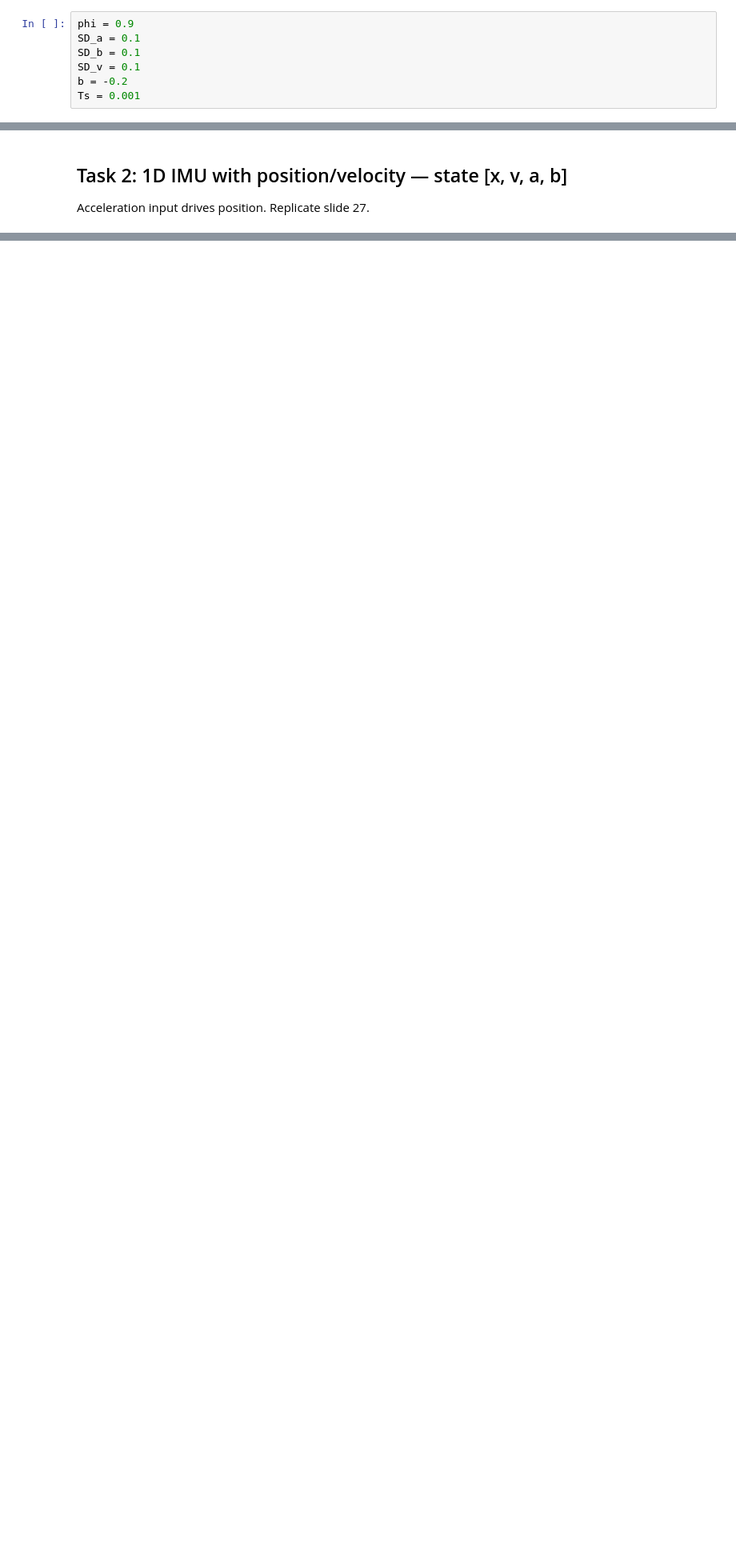
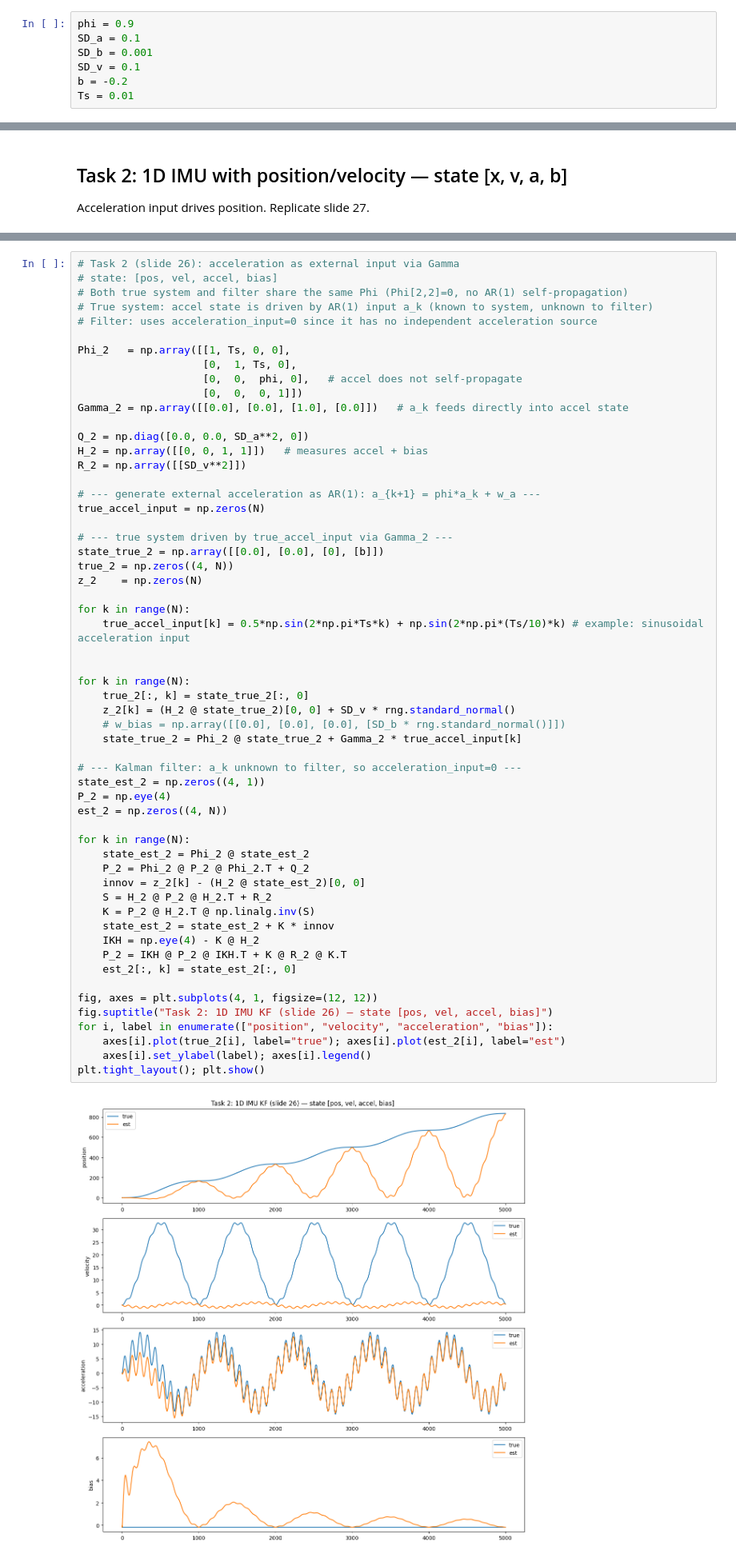
Before and after one commit to Mikkelnn/ES8-Courses, a Jupyter notebook: sensors_and_systems/Exam/Topic_3/session_5.ipynb, the cells around one changed output, grey strips where cells are left out. Shown at 80% size. Drawn from its saved outputs; the diff is of its cells as text; blank space fills up the shorter version.

```diff
--- a/sensors_and_systems/Exam/Topic_3/session_5.ipynb
+++ b/sensors_and_systems/Exam/Topic_3/session_5.ipynb
@@ -3,10 +3,10 @@
 # %%
 phi = 0.9
 SD_a = 0.1
-SD_b = 0.1
+SD_b = 0.001
 SD_v = 0.1
 b = -0.2
-Ts = 0.001
+Ts = 0.01
 # %%
 import numpy as np
 import matplotlib.pyplot as plt
@@ -129,3 +133,62 @@ plt.tight_layout(); plt.show()
+# %%
+# Task 2 (slide 26): acceleration as external input via Gamma
+# state: [pos, vel, accel, bias]
+# Both true system and filter share the same Phi (Phi[2,2]=0, no AR(1) self-propagation)
+# True system: accel state is driven by AR(1) input a_k (known to system, unknown to filter)
+# Filter: uses acceleration_input=0 since it has no independent acceleration source
+
+Phi_2   = np.array([[1, Ts, 0, 0],
+                    [0,  1, Ts, 0],
+                    [0,  0,  phi, 0],   # accel does not self-propagate
+                    [0,  0,  0, 1]])
+Gamma_2 = np.array([[0.0], [0.0], [1.0], [0.0]])   # a_k feeds directly into accel state
+
+Q_2 = np.diag([0.0, 0.0, SD_a**2, 0])
+H_2 = np.array([[0, 0, 1, 1]])   # measures accel + bias
+R_2 = np.array([[SD_v**2]])
+
+# --- generate external acceleration as AR(1): a_{k+1} = phi*a_k + w_a ---
+true_accel_input = np.zeros(N)
+
+# --- true system driven by true_accel_input via Gamma_2 ---
+state_true_2 = np.array([[0.0], [0.0], [0], [b]])
+true_2 = np.zeros((4, N))
+z_2    = np.zeros(N)
+
+for k in range(N):
+    true_accel_input[k] = 0.5*np.sin(2*np.pi*Ts*k) + np.sin(2*np.pi*(Ts/10)*k) # example: sinusoidal acceleration input
+
+
+for k in range(N):
+    true_2[:, k] = state_true_2[:, 0]
+    z_2[k] = (H_2 @ state_true_2)[0, 0] + SD_v * rng.standard_normal()
+    # w_bias = np.array([[0.0], [0.0], [0.0], [SD_b * rng.standard_normal()]])
+    state_true_2 = Phi_2 @ state_true_2 + Gamma_2 * true_accel_input[k]
+
+# --- Kalman filter: a_k unknown to filter, so acceleration_input=0 ---
+state_est_2 = np.zeros((4, 1))
+P_2 = np.eye(4)
+est_2 = np.zeros((4, N))
+
+for k in range(N):
+    state_est_2 = Phi_2 @ state_est_2
+    P_2 = Phi_2 @ P_2 @ Phi_2.T + Q_2
+    innov = z_2[k] - (H_2 @ state_est_2)[0, 0]
+    S = H_2 @ P_2 @ H_2.T + R_2
+    K = P_2 @ H_2.T @ np.linalg.inv(S)
+    state_est_2 = state_est_2 + K * innov
+    IKH = np.eye(4) - K @ H_2
+    P_2 = IKH @ P_2 @ IKH.T + K @ R_2 @ K.T
+    est_2[:, k] = state_est_2[:, 0]
+
+fig, axes = plt.subplots(4, 1, figsize=(12, 12))
+fig.suptitle("Task 2: 1D IMU KF (slide 26) — state [pos, vel, accel, bias]")
+for i, label in enumerate(["position", "velocity", "acceleration", "bias"]):
+    axes[i].plot(true_2[i], label="true"); axes[i].plot(est_2[i], label="est")
+    axes[i].set_ylabel(label); axes[i].legend()
+plt.tight_layout(); plt.show()
+# %% [output]
+[figure, added]
 # %% [markdown]
 ## Task 3: Better position integration
 `x_{k+1} = x_k + v_k·Ts + ½·a_k·Ts²`  — compare position RMSE.
```
Also changed, not shown: parts of 5 cells of this notebook.
